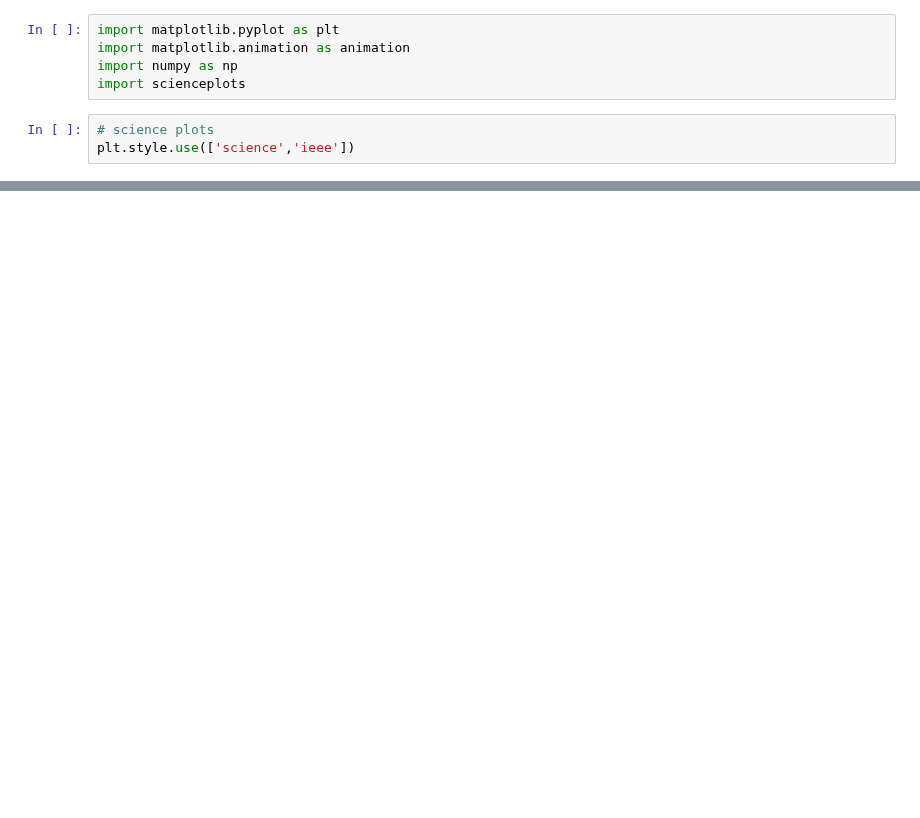
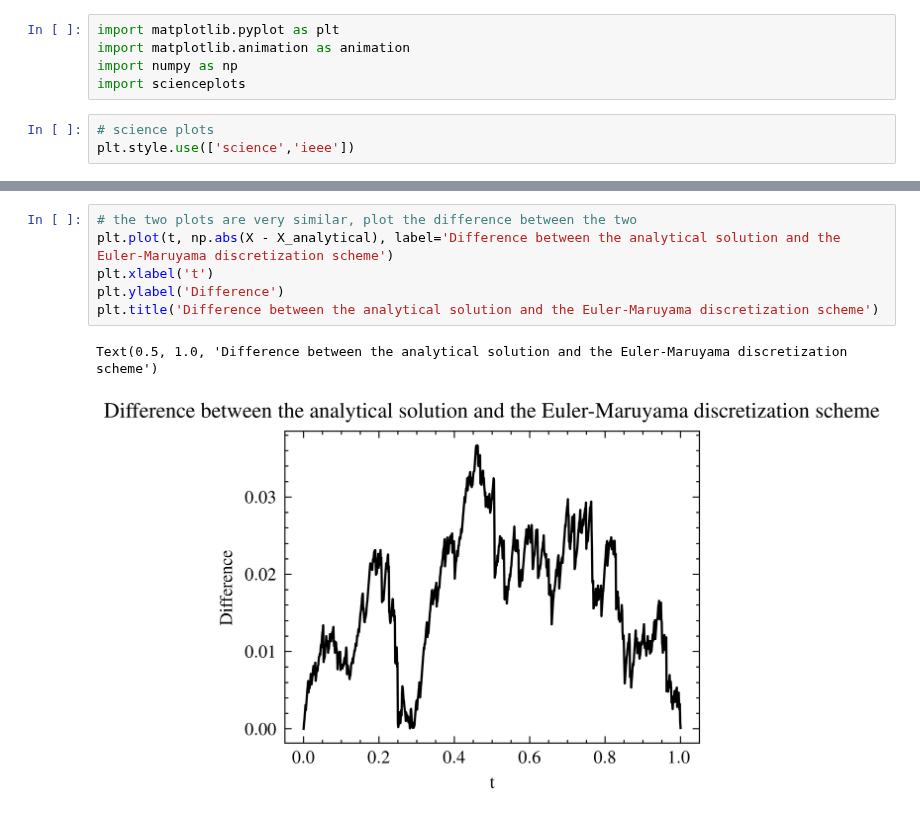
Before and after one commit to kanavmal/MATH512, a Jupyter notebook: Project 3/project3.ipynb, the cells around one changed output, grey strips where cells are left out. Saved outputs shown, nothing was run; the diff lists cells and outputs as text; blank space fills up the shorter version.

```diff
--- a/Project 3/project3.ipynb
+++ b/Project 3/project3.ipynb
@@ -151,0 +177,9 @@ Difference:  13.915541917920848
+# %%
+# the two plots are very similar, plot the difference between the two
+plt.plot(t, np.abs(X - X_analytical), label='Difference between the analytical solution and the Euler-Maruyama discretization scheme')
+plt.xlabel('t')
+plt.ylabel('Difference')
+plt.title('Difference between the analytical solution and the Euler-Maruyama discretization scheme')
+# %% [output]
+Text(0.5, 1.0, 'Difference between the analytical solution and the Euler-Maruyama discretization scheme')
+[figure, added]
```
Also changed, not shown: parts of 7 cells of this notebook, 26 other files.
